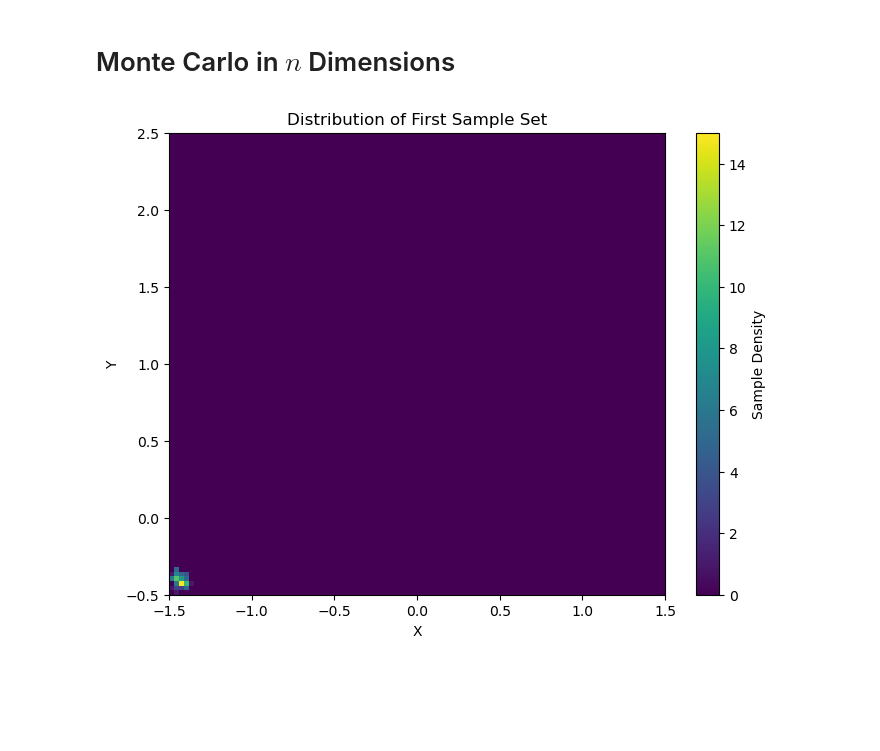
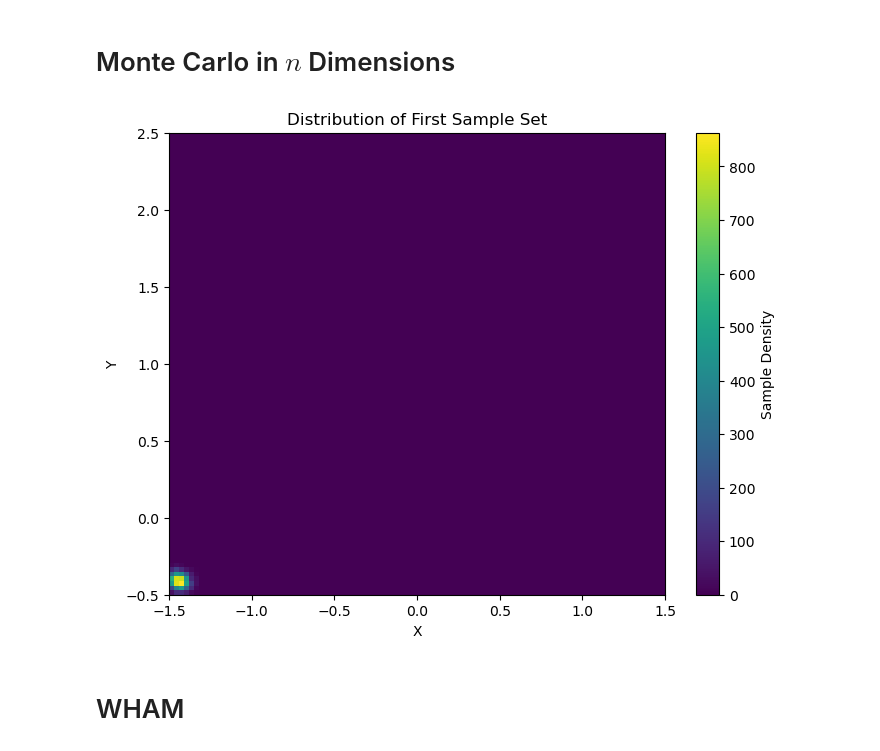
Before and after one commit to abrahmasandra/MENG255UmbrellaSampling, a Jupyter notebook: umbsampling_2d.ipynb, the cells around one changed output. Saved outputs shown, nothing was run; the diff lists cells and outputs as text; code cells hidden in the pictures; blank space fills up the shorter version.

```diff
--- a/umbsampling_2d.ipynb
+++ b/umbsampling_2d.ipynb
@@ -250,7 +257,7 @@ def create_biases(centers: np.ndarray, k: float) -> np.ndarray:
 
     return bias_functions
 # %%
-Nwindows = 50
+Nwindows = 100
 k = 2500
 
 x_range=(-1.5, 1.5)
@@ -375,7 +382,7 @@ beta = 1 / (kB * T)
 printModulus = 10 # frequency of prints to screen
 writeModulus = 10  # frequency of writes to file
 dispSize = 0.05
-nSweeps = 100 # number of MC sweeps
+nSweeps = 100000 # number of MC sweeps
 dimensions = 2
 
 mimima = [x_range[0], y_range[0]]
@@ -383,7 +390,7 @@ maxima = [x_range[1], y_range[1]]
 # %%
 samples = monte_carlo_sampling(bias_functions, muller_brown_potential, dimensions, mimima, maxima, Nwindows, nSweeps, beta, dispSize)
 # %%
-def plot_sample_distribution(samples, x_range, y_range, resolution=100, title="Sample Distribution"):
+def plot_2d_sample_distribution(samples, x_range, y_range, resolution=100, title="Sample Distribution"):
     """
     Plot the distribution of samples as a heatmap.
 
@@ -422,14 +429,14 @@ def plot_sample_distribution(samples, x_range, y_range, resolution=100, title="S
 # %%
 # Extract the very first sample set
 first_sample_set = samples[0][0]  # Shape: (nSweeps, 2)
 
 # Plot the distribution
-plot_sample_distribution(
+plot_2d_sample_distribution(
     first_sample_set,
     x_range=x_range,
     y_range=y_range,
     title="Distribution of First Sample Set"
 )
 # %% [output]
-[figure, old version]
+[figure, new version]
 # %%
@@ -513,3 +520,5 @@ frames[0].save('sample_distribution_heatmap_animation.gif',
                optimize=False,
                duration=50,  # Duration
                loop=0)
+# %% [markdown]
+# WHAM
```
Also changed, not shown: parts of 17 cells of this notebook, 1 other file.
